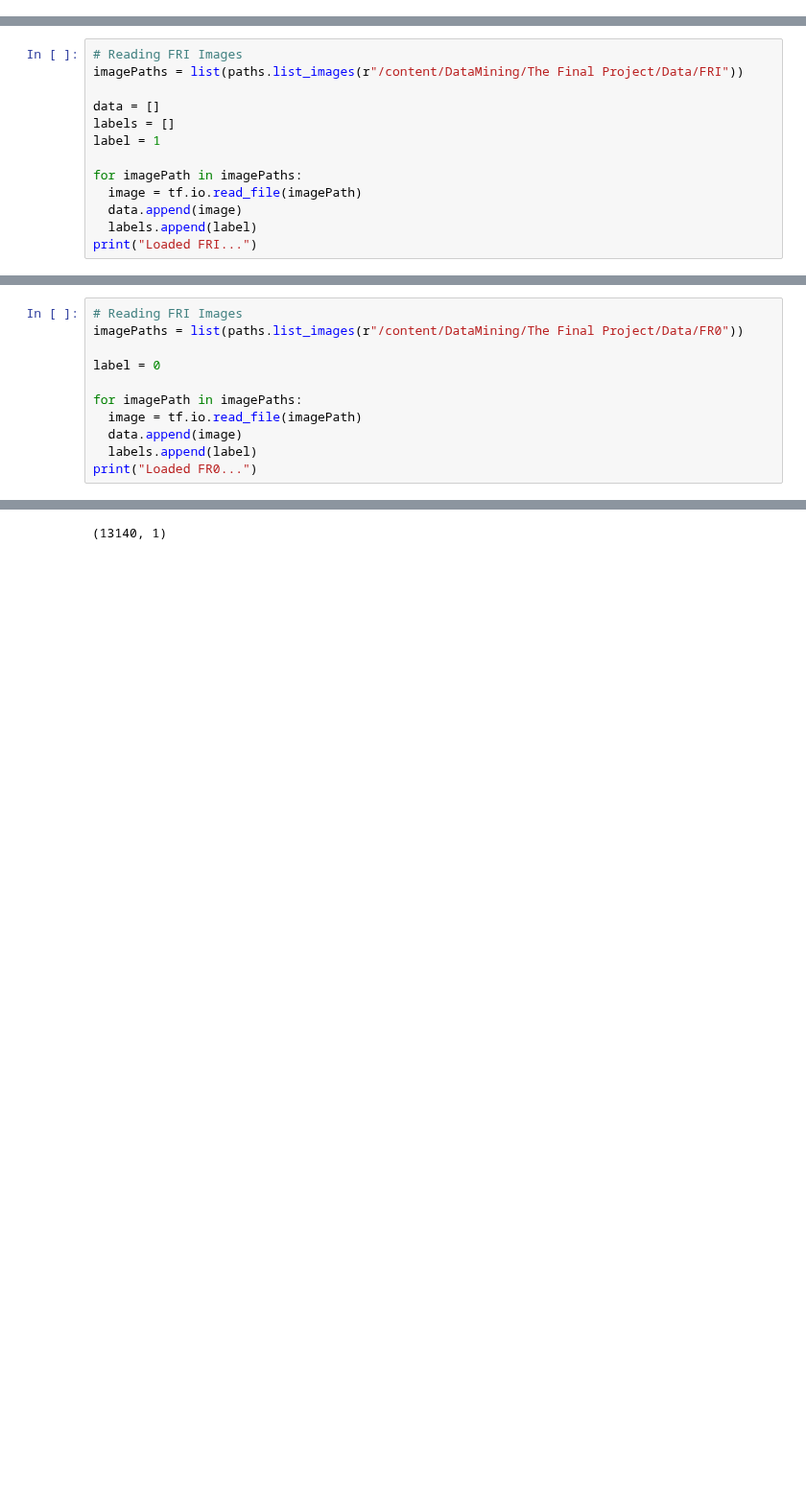
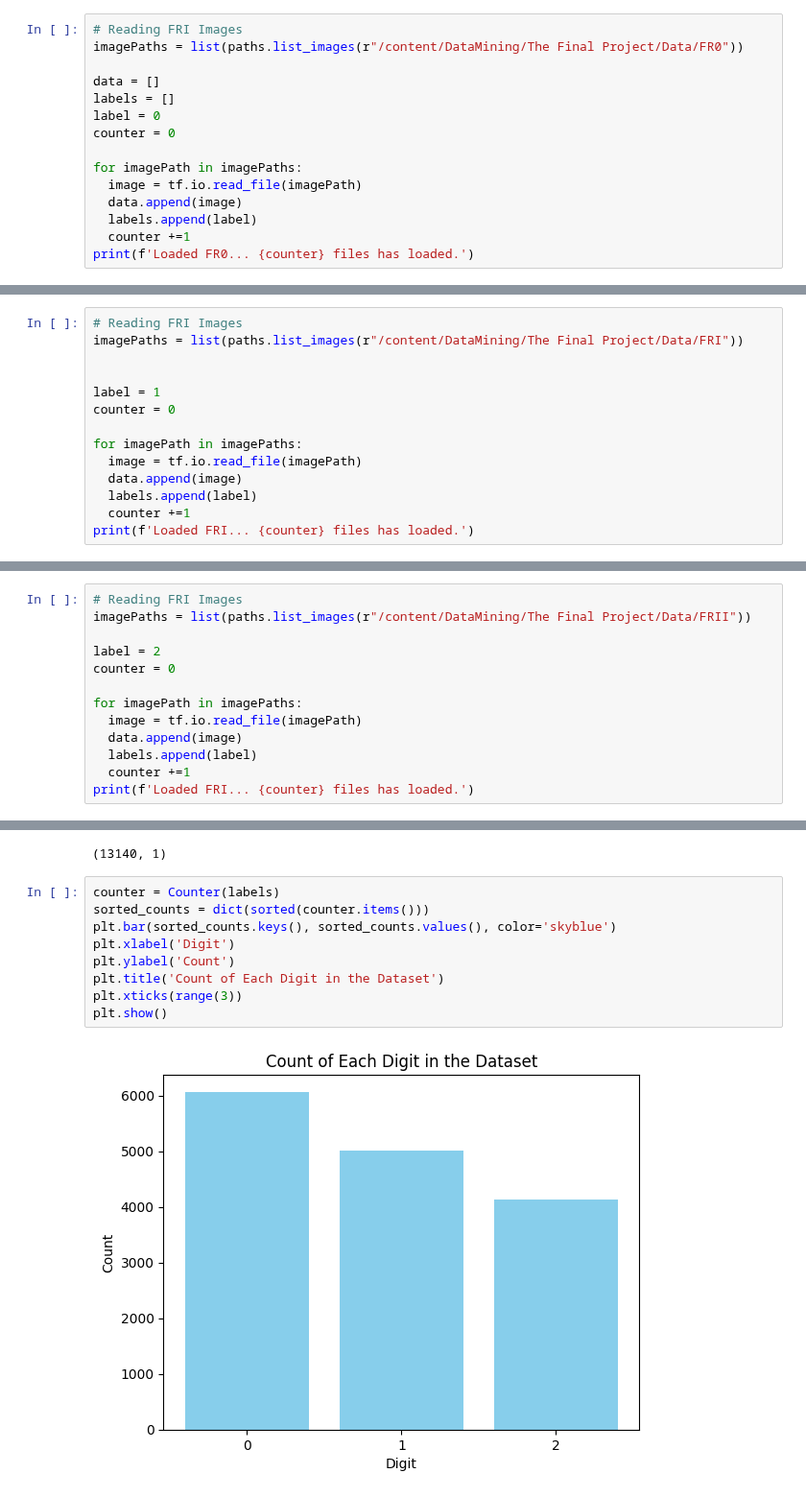
Before and after one commit to FaridRash/DATA-MINING-MACHINE-LEARNING-semester-2-, a Jupyter notebook: The Final Project/Notebooks/Farid/Farid_1st.ipynb, the cells around one changed output, grey strips where cells are left out. Shown at 96% size. Cells and saved outputs as stored; diff of their text form; blank space fills up the shorter version.

```diff
--- a/The Final Project/Notebooks/Farid/Farid_1st.ipynb
+++ b/The Final Project/Notebooks/Farid/Farid_1st.ipynb
@@ -37,3 +38,18 @@ Streaming output truncated to the last 5000 lines.
   inflating: /content/DataMining/The Final Project/Data/FRI/J161157.84+475412.8.jpg
   inflating: /content/DataMining/The Final Project/Data/FRI/J161202.87+452231.8.jpg
   inflating: /content/DataMining/Th
+# %%
+# Reading FRI Images
+imagePaths = list(paths.list_images(r"/content/DataMining/The Final Project/Data/FR0"))
+
+data = []
+labels = []
+label = 0
+counter = 0
+
+for imagePath in imagePaths:
+  image = tf.io.read_file(imagePath)
+  data.append(image)
+  labels.append(label)
+  counter +=1
+print(f'Loaded FR0... {counter} files has loaded.')
@@ -41,13 +59,14 @@ Streaming output truncated to the last 5000 lines.
 # Reading FRI Images
 imagePaths = list(paths.list_images(r"/content/DataMining/The Final Project/Data/FRI"))
 
-data = []
-labels = []
+
 label = 1
+counter = 0
 
 for imagePath in imagePaths:
   image = tf.io.read_file(imagePath)
   data.append(image)
   labels.append(label)
-print("Loaded FRI...")
+  counter +=1
+print(f'Loaded FRI... {counter} files has loaded.')
 # %% [output]
@@ -55,12 +74,14 @@ Loaded FRI...
 # %%
 # Reading FRI Images
-imagePaths = list(paths.list_images(r"/content/DataMining/The Final Project/Data/FR0"))
+imagePaths = list(paths.list_images(r"/content/DataMining/The Final Project/Data/FRII"))
 
-label = 0
+label = 2
+counter = 0
 
 for imagePath in imagePaths:
   image = tf.io.read_file(imagePath)
   data.append(image)
   labels.append(label)
-print("Loaded FR0...")
+  counter +=1
+print(f'Loaded FRI... {counter} files has loaded.')
 # %% [output]
@@ -88,3 +96,14 @@ labels = pd.DataFrame(labels)
 data.shape
 # %% [output]
 (13140, 1)
+# %%
+counter = Counter(labels)
+sorted_counts = dict(sorted(counter.items()))
+plt.bar(sorted_counts.keys(), sorted_counts.values(), color='skyblue')
+plt.xlabel('Digit')
+plt.ylabel('Count')
+plt.title('Count of Each Digit in the Dataset')
+plt.xticks(range(3))
+plt.show()
+# %% [output]
+[figure, added]
```
Also changed, not shown: parts of 7 cells of this notebook.
